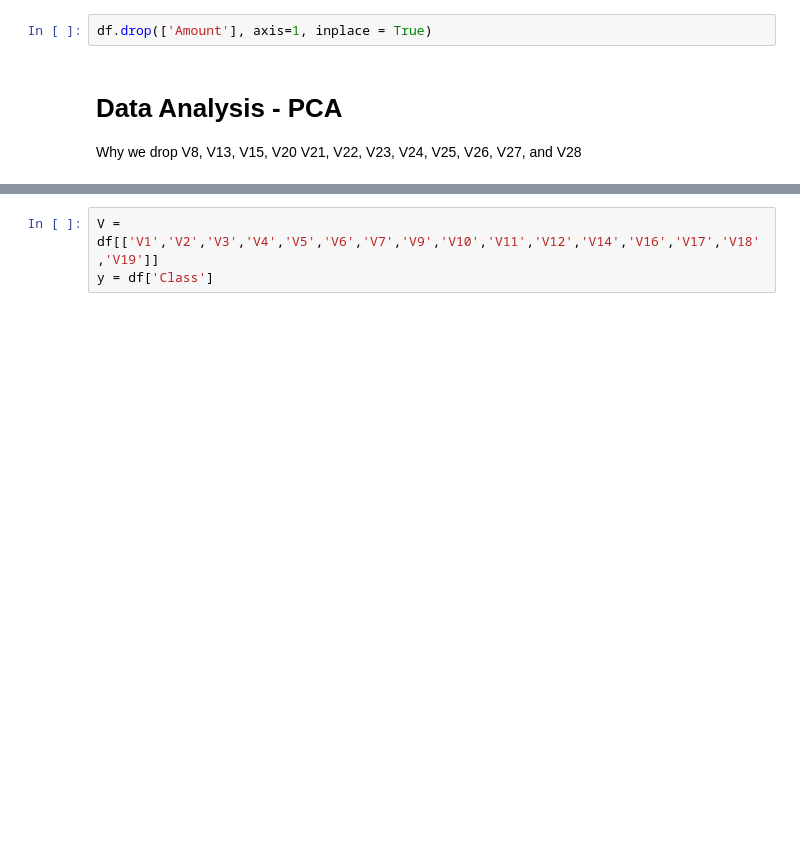
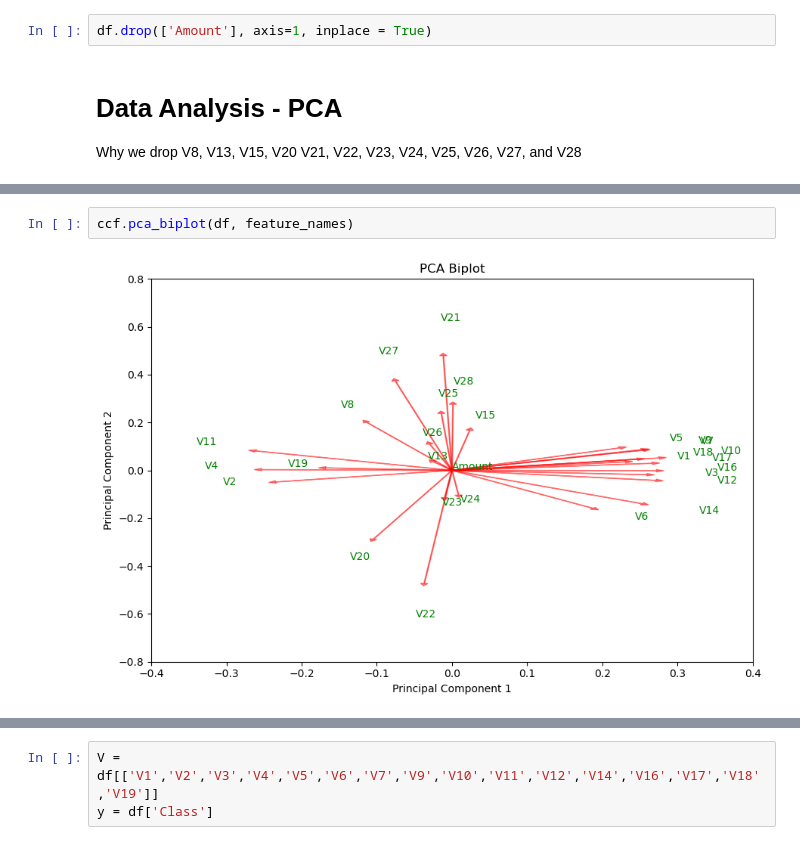
Before and after one commit to Branflakes333/Credit_card_fraud_code, a Jupyter notebook: MATH_596_Project_Brandon_Miner_Konnor_Payne.ipynb, the cells around one changed output, grey strips where cells are left out. Cells and saved outputs as stored; diff of their text form; blank space fills up the shorter version.

```diff
--- a/MATH_596_Project_Brandon_Miner_Konnor_Payne.ipynb
+++ b/MATH_596_Project_Brandon_Miner_Konnor_Payne.ipynb
@@ -231,0 +53,4 @@ plt.show()
+# %%
+ccf.pca_biplot(df, feature_names)
+# %% [output]
+[figure, added]
```
Also changed, not shown: parts of 23 cells of this notebook.
